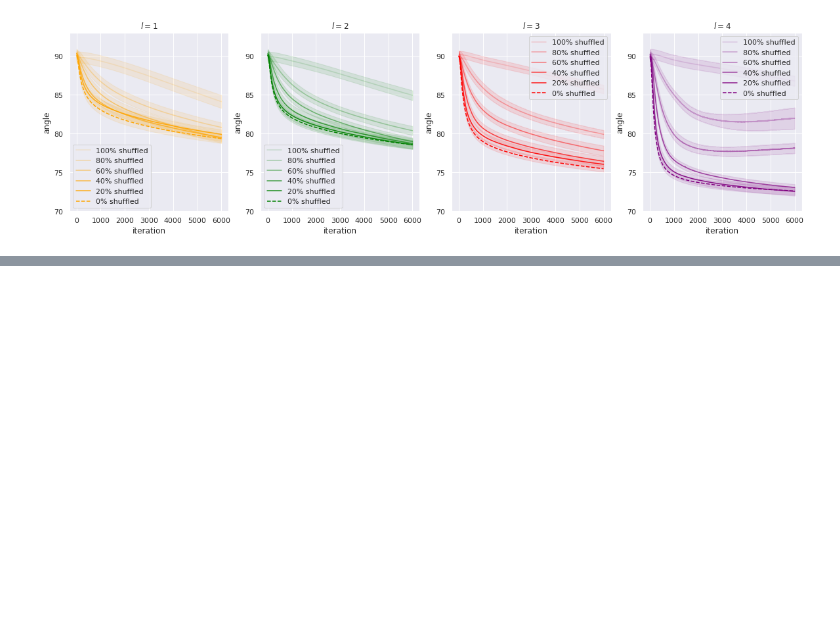
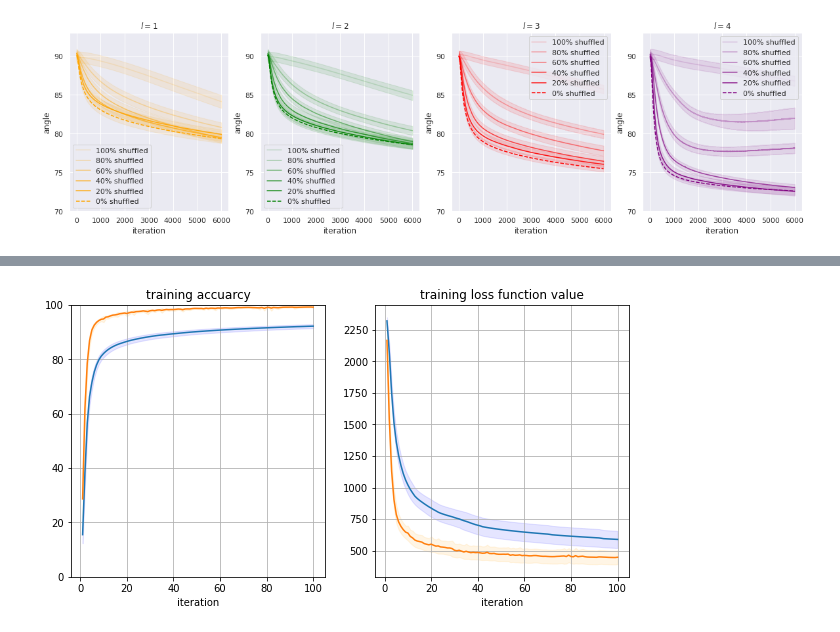
Before and after one commit to ARMINPAN/Advance-Neuroscience-FInal-Project, a Jupyter notebook: Main.ipynb, the cells around one changed output, grey strips where cells are left out. Drawn from its saved outputs; the diff is of its cells as text; code cells hidden in the pictures; blank space fills up the shorter version.

```diff
--- a/Main.ipynb
+++ b/Main.ipynb
@@ -1354,11 +1422,6 @@ for kk in range(len(y_train_nhot_shuffleds)):
         loss_training[k,i,j] = loss_function(output_layer,y_train_nhot_shuffleds[kk][order[i]*batch_size:(order[i]+1)*batch_size,:])
         accuracy_training[k,i,j] = accuracy_cal(output_layer_binarized,y_train_nhot_shuffleds[kk][order[i]*batch_size:(order[i]+1)*batch_size,:]);
 
-        # cal the angle between B & W
-        alignment[k,0,j*batch_num+i] = angleCal(w1,B1.T)
-        alignment[k,1,j*batch_num+i] = angleCal(w2,B2.T)
-        alignment[k,2,j*batch_num+i] = angleCal(w3,B3.T)
-        alignment[k,3,j*batch_num+i] = angleCal(w4,B4.T)
 
       print(torch.mean(accuracy_training[k,:,j]),torch.mean(loss_training[k,:,j]))
 
@@ -1585,0 +1831,36 @@ torch.Size([30, 6000])
+# %%
+fig, ax = plt.subplots(1,2,figsize=(10,5))
+
+ax[0].plot(np.arange(1,epoch_num+1),np.mean(accuracy_training_fa.cpu().numpy(),axis=(0,1)))
+ax[1].plot(np.arange(1,epoch_num+1),np.mean(loss_training_fa.cpu().numpy(),axis=(0,1)))
+ax[0].plot(np.arange(1,epoch_num+1),np.mean(accuracy_training_bp.cpu().numpy(),axis=(0,1)))
+ax[1].plot(np.arange(1,epoch_num+1),np.mean(loss_training_bp.cpu().numpy(),axis=(0,1)))
+
+ax[0].fill_between(np.arange(1,epoch_num+1),\
+                np.mean(accuracy_training_fa.cpu().numpy(),axis=(0,1))-np.std(accuracy_training_fa.cpu().numpy(),axis=(0,1))/2,\
+                np.mean(accuracy_training_fa.cpu().numpy(),axis=(0,1))+np.std(accuracy_training_fa.cpu().numpy(),axis=(0,1))/2,\
+                color='blue', alpha=.1);
+ax[1].fill_between(np.arange(1,epoch_num+1),\
+                np.mean(loss_training_fa.cpu().numpy(),axis=(0,1))-np.std(loss_training_fa.cpu().numpy(),axis=(0,1))/2,\
+                np.mean(loss_training_fa.cpu().numpy(),axis=(0,1))+np.std(loss_training_fa.cpu().numpy(),axis=(0,1))/2,\
+                color='blue', alpha=.1);
+ax[0].fill_between(np.arange(1,epoch_num+1),\
+                np.mean(accuracy_training_bp.cpu().numpy(),axis=(0,1))-np.std(accuracy_training_bp.cpu().numpy(),axis=(0,1))/2,\
+                np.mean(accuracy_training_bp.cpu().numpy(),axis=(0,1))+np.std(accuracy_training_bp.cpu().numpy(),axis=(0,1))/2,\
+                color='orange', alpha=.1);
+ax[1].fill_between(np.arange(1,epoch_num+1),\
+                np.mean(loss_training_bp.cpu().numpy(),axis=(0,1))-np.std(loss_training_bp.cpu().numpy(),axis=(0,1))/2,\
+                np.mean(loss_training_bp.cpu().numpy(),axis=(0,1))+np.std(loss_training_bp.cpu().numpy(),axis=(0,1))/2,\
+                color='orange', alpha=.1);
+
+
+ax[0].set_ylim(0,100)
+
+ax[0].set_title('training accuarcy')
+ax[0].set_xlabel('iteration')
+ax[1].set_title('training loss function value')
+ax[1].set_xlabel('iteration')
+ax[0].grid(True)
+ax[1].grid(True)
+# %% [output]
+[figure, added]
```
Also changed, not shown: parts of 13 cells of this notebook.
